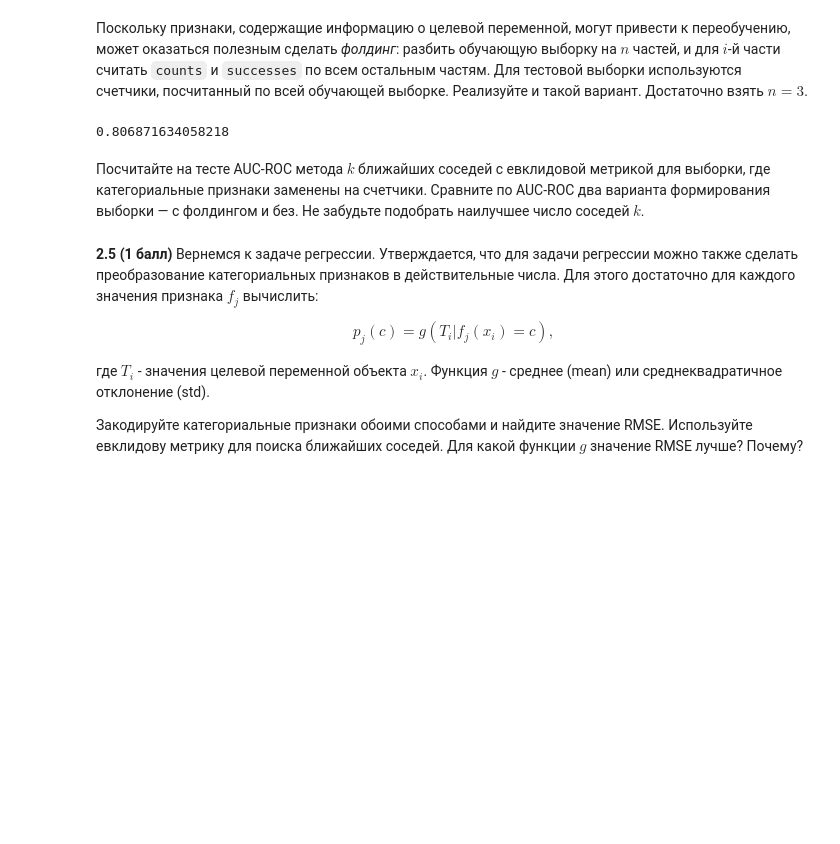
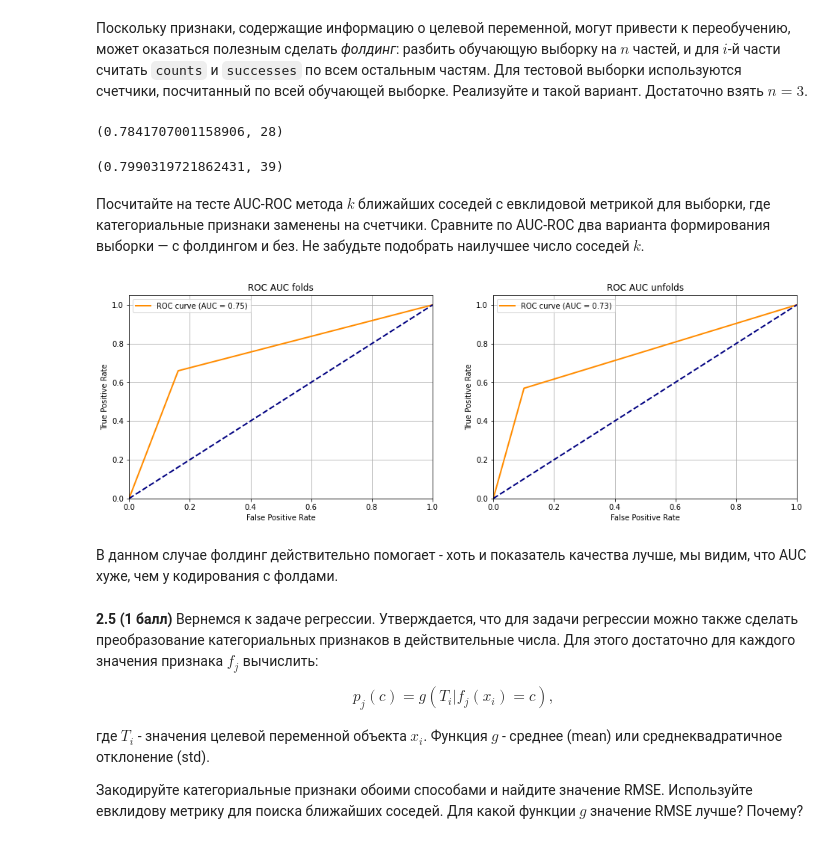
Before and after one commit to Tytskiy/Study, a Jupyter notebook: mmp-fall-2020/mmro/mmro-2/homework-practice-02-tytskiy.ipynb, the cells around one changed output. Cells and saved outputs as stored; diff of their text form; code cells hidden in the pictures; blank space fills up the shorter version.

```diff
--- a/mmp-fall-2020/mmro/mmro-2/homework-practice-02-tytskiy.ipynb
+++ b/mmp-fall-2020/mmro/mmro-2/homework-practice-02-tytskiy.ipynb
@@ -520,21 +538,75 @@ X_train_unfold = np.hstack(tmp_unfold)
 _, uniq, count = counters(X_train_cat, return_u_c=True)
 tmp_1 = freq_encoder(X_test_cat, freq_categorical(X_test_cat, uniq, count))
 
-_, uniq, count = counters(X_train_cat, return_u_c=True, indexs=(y_train == 1))
+_, uniq, count = counters(X_train_cat, return_u_c=True, indexs=(y_train_tar == 1))
 tmp_2 = freq_encoder(X_test_cat, freq_categorical(X_test_cat, uniq, count))
 X_test_count = np.hstack((tmp_1, tmp_2, (tmp_2+a)/(tmp_1+b)))
 # %%
 from sklearn.neighbors import KNeighborsClassifier
 from sklearn.metrics import accuracy_score
-# %%
-model = KNeighborsClassifier(100, metric="cosine", weights="distance")
-model.fit(X_train_unfold, y_train.ravel())
-pred = model.predict(X_test_count)
-accuracy_score(pred, y_test)
-# %% [output]
-0.806871634058218
+# %%
+acc_fold = []
+for i in range(7, 40):
+    model_fold = KNeighborsClassifier(i, weights="distance")
+    model_fold.fit(X_train_fold, y_train_tar.ravel())
+    pred_fold = model_fold.predict(X_test_count)
+    acc_fold.append((accuracy_score(pred_fold, y_test_tar),i))
+best_fold = max(acc_fold)
+print(best_fold)
+
+model_fold = KNeighborsClassifier(best_fold[1], weights="distance")
+model_fold.fit(X_train_fold, y_train_tar.ravel())
+pred_fold = model_fold.predict(X_test_count)
+# %% [output]
+(0.7841707001158906, 28)
+# %%
+acc_unfold = []
+for i in range(7, 40):
+    model_unfold = KNeighborsClassifier(i, weights="distance")
+    model_unfold.fit(X_train_unfold, y_train_tar.ravel())
+    pred_unfold = model_unfold.predict(X_test_count)
+    acc_unfold.append((accuracy_score(pred_unfold, y_test_tar), i))
+best_unfold = max(acc_unfold)
+print(best_unfold)
+
+model_unfold = KNeighborsClassifier(best_unfold[1], weights="distance")
+model_unfold.fit(X_train_unfold, y_train_tar.ravel())
+pred_unfold = model_unfold.predict(X_test_count)
+# %% [output]
+(0.7990319721862431, 39)
 # %% [markdown]
 Посчитайте на тесте AUC-ROC метода $k$ ближайших соседей с евклидовой метрикой для выборки, где категориальные признаки заменены на счетчики. Сравните по AUC-ROC два варианта формирования выборки — с фолдингом и без. Не забудьте подобрать наилучшее число соседей $k$.
+# %%
+# https://gist.github.com/Keiku/b6dca88b9bbe7b55701e43f7f5ee19a6
+import matplotlib.pyplot as plt
+from sklearn.metrics import roc_curve, auc
+
+fpr = []
+tpr = []
+roc_auc = []
+for pred in (pred_fold, pred_unfold):
+    fpr_tmp, tpr_tmp, _ = roc_curve(y_test_tar, pred)
+    fpr.append(fpr_tmp)
+    tpr.append(tpr_tmp)
+    roc_auc.append(auc(fpr_tmp, tpr_tmp))
+
+lw = 2
+fig, ax = plt.subplots(1, 2, figsize=(16, 5))
+for s, i in zip(["folds", "unfolds"], range(2)):
+    ax[i].plot(fpr[i], tpr[i], color='darkorange',
+               lw=lw, label='ROC curve (AUC = %0.2f)' % roc_auc[i])
+    ax[i].plot([0, 1], [0, 1], color='navy', lw=lw, linestyle='--')
+    ax[i].set_xlim([0.0, 1.0])
+    ax[i].set_ylim([0.0, 1.05])
+    ax[i].set_xlabel('False Positive Rate')
+    ax[i].set_ylabel('True Positive Rate')
+    ax[i].set_title('ROC AUC '+s)
+    ax[i].grid(True)
+    ax[i].legend()
+# %% [output]
+[figure, added]
+# %% [markdown]
+В данном случае фолдинг действительно помогает - хоть и показатель качества лучше, мы видим, что AUC хуже, чем у кодирования с фолдами.
 # %% [markdown]
 <b>2.5 (1 балл)</b> Вернемся к задаче регрессии. Утверждается, что для задачи регрессии можно также сделать преобразование категориальных признаков в действительные числа. Для этого достаточно для каждого значения признака $f_j$ вычислить:
 \begin{align}
```
Also changed, not shown: parts of 35 cells of this notebook.
